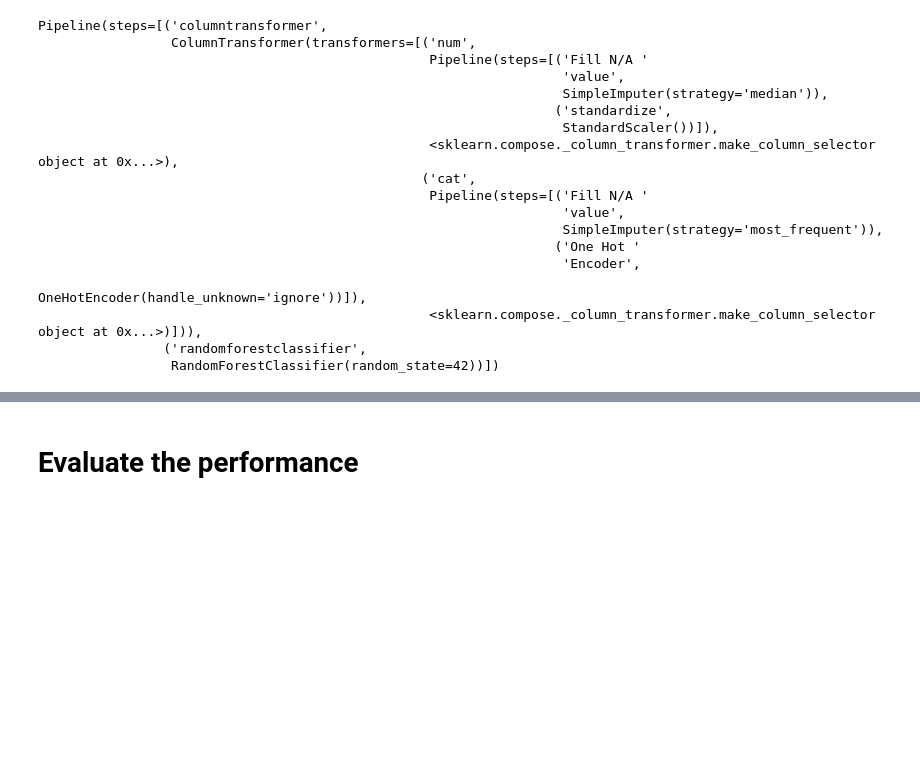
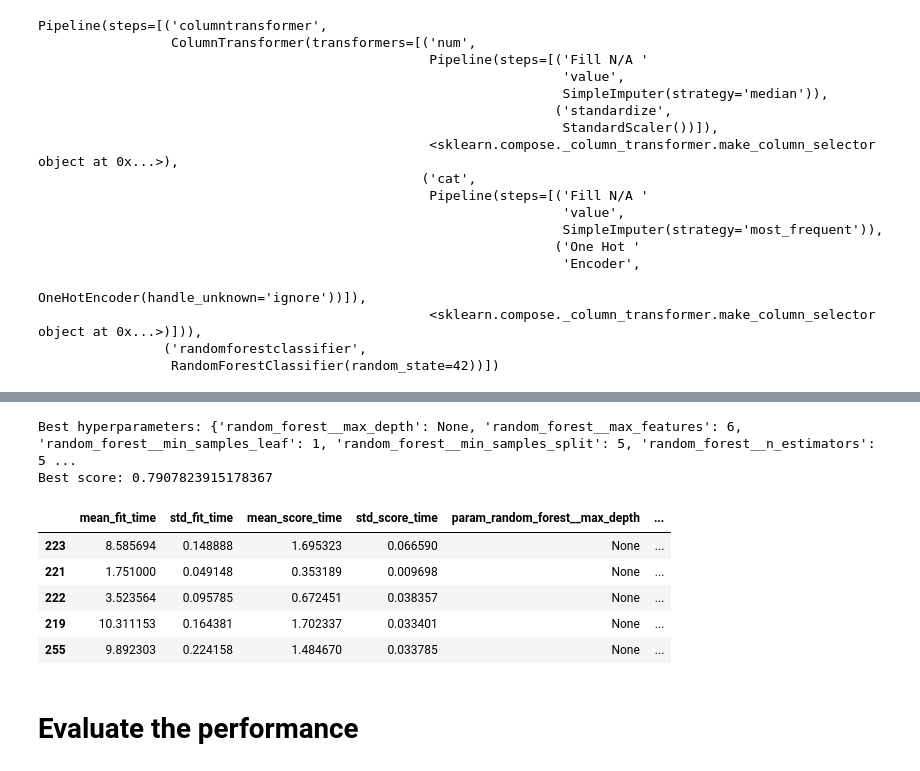
Before and after one commit to ericlau1987/spaceship_titanic, a Jupyter notebook: src/01_data_preparing.ipynb, the cells around one changed output, grey strips where cells are left out. Saved outputs shown, nothing was run; the diff lists cells and outputs as text; code cells hidden in the pictures; blank space fills up the shorter version.

```diff
--- a/src/01_data_preparing.ipynb
+++ b/src/01_data_preparing.ipynb
@@ -123,0 +126,26 @@ Pipeline(steps=[('columntransformer',
+# %%
+full_pipeline = Pipeline([
+    ("preprocessing", preprocessing),
+    ("random_forest", RandomForestClassifier(random_state=42))
+])
+
+# param_grid = [
+#     {'preprocessing__geo__n_clusters': [5, 8, 10],
+#     'random_forest__max_features': [4, 6, 8]},
+#     {'preprocessing__geo__n_clusters': [10, 15],
+#      'random_forest__max_features': [6, 8, 10]}
+# ]
+param_grid = [
+    {
+    'random_forest__max_features': [6, 8, 10],
+    'random_forest__n_estimators': [50, 100, 200, 500],
+    'random_forest__max_depth': [5, 10, None],
+    'random_forest__min_samples_split': [2, 5, 10],
+    'random_forest__min_samples_leaf': [1, 2, 4],
+    # 'random_forest__max_features': ['auto', 'sqrt']
+    }
+]
+grid_search = GridSearchCV(full_pipeline, param_grid, cv=5,
+                           scoring="f1", #"roc_auc",
+                           n_jobs=-1)
+grid_search.fit(X_train, y_train)
@@ -124,3 +170,20 @@ Pipeline(steps=[('columntransformer',
+# %%
+print('Best hyperparameters:', grid_search.best_params_)
+print('Best score:', grid_search.best_score_)
+# %% [output]
+Best hyperparameters: {'random_forest__max_depth': None, 'random_forest__max_features': 6, 'random_forest__min_samples_leaf': 1, 'random_forest__min_samples_split': 5, 'random_forest__n_estimators': 5 ...
+Best score: 0.7907823915178367
+# %%
+cv_res = pd.DataFrame(grid_search.cv_results_)
+cv_res.sort_values(by='mean_test_score', ascending=False, inplace=True)
+cv_res.head()
+# %% [output]
+|  | mean_fit_time | std_fit_time | mean_score_time | std_score_time | param_random_forest__max_depth | ... |
+| 223 | 8.585694 | 0.148888 | 1.695323 | 0.066590 | None | ... |
+| 221 | 1.751000 | 0.049148 | 0.353189 | 0.009698 | None | ... |
+| 222 | 3.523564 | 0.095785 | 0.672451 | 0.038357 | None | ... |
+| 219 | 10.311153 | 0.164381 | 1.702337 | 0.033401 | None | ... |
+| 255 | 9.892303 | 0.224158 | 1.484670 | 0.033785 | None | ... |
 # %% [markdown]
 # Evaluate the performance
 # %% [markdown]
```
Also changed, not shown: parts of 11 cells of this notebook.
